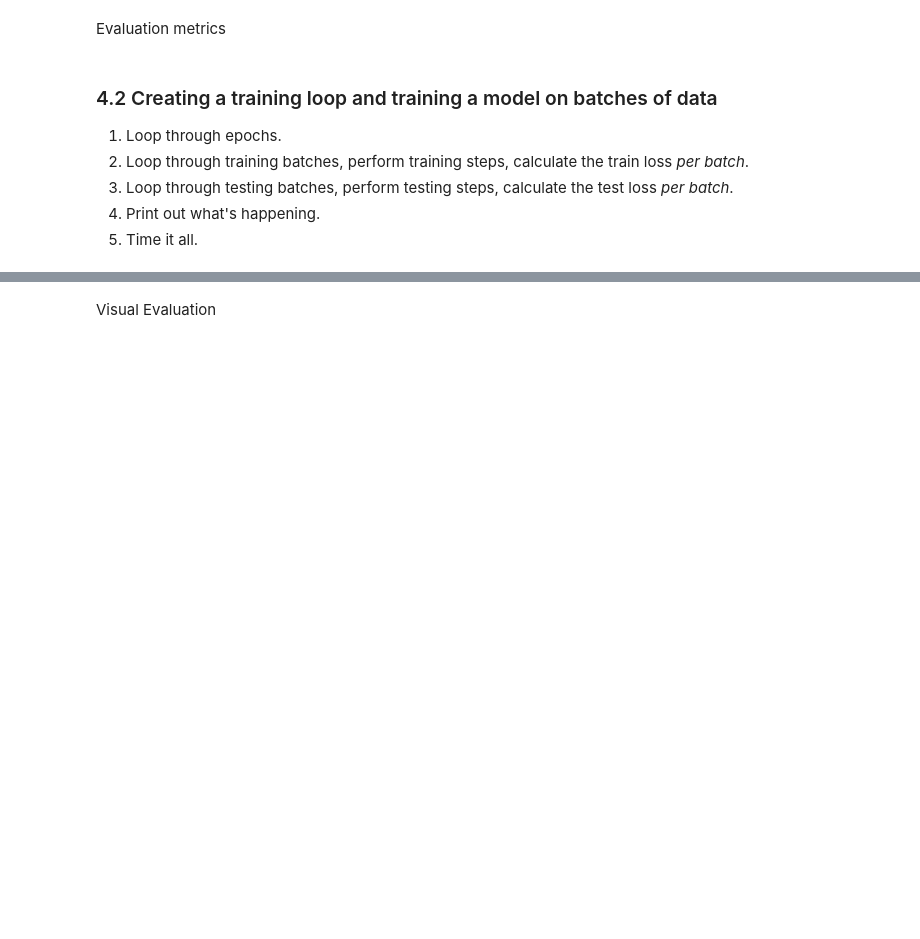
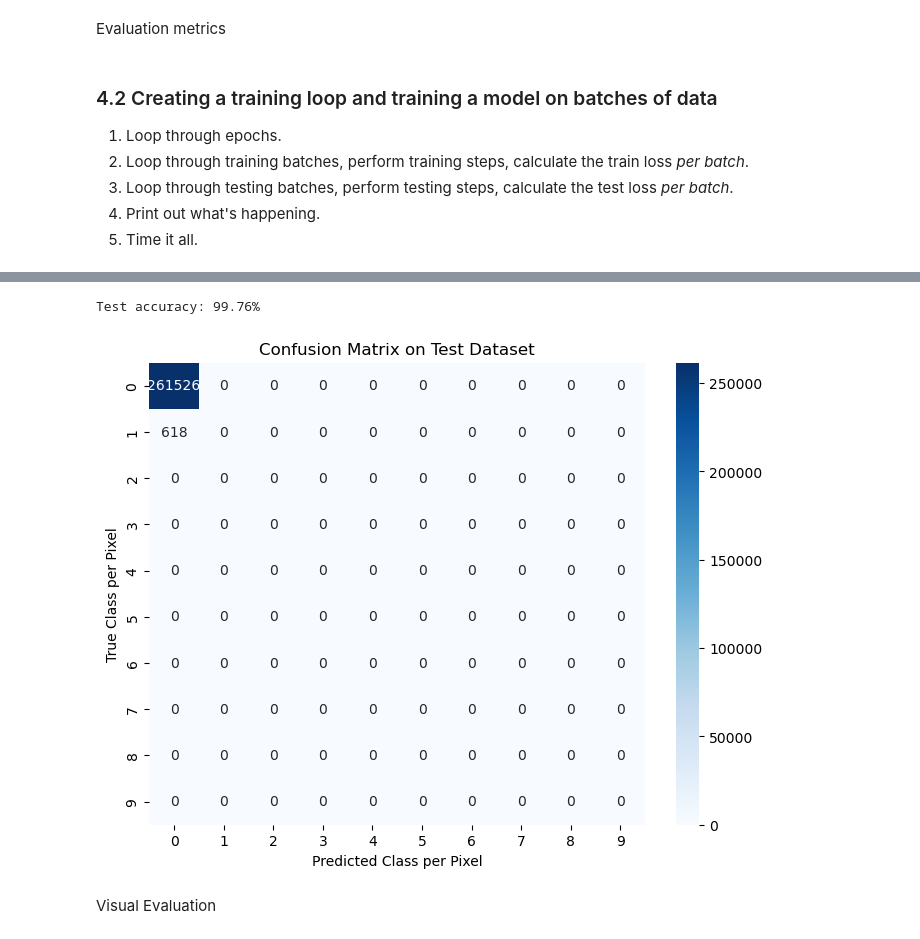
Before and after one commit to hiebschi/MoSE, a Jupyter notebook: notebooks/02_training.ipynb, the cells around one changed output, grey strips where cells are left out. Drawn from its saved outputs; the diff is of its cells as text; code cells hidden in the pictures; blank space fills up the shorter version.

```diff
--- a/notebooks/02_training.ipynb
+++ b/notebooks/02_training.ipynb
@@ -614,0 +641,16 @@ Confusion Matrix over whole test dataset!
+# %%
+# predictions for a part of the test data set
+from torch.utils.data import Subset
+
+# use only __ patch(es) of the test data set
+subset_indices = range(30, 31)  # indices of sample test data set
+subset_test_data = Subset(test_loader.dataset, subset_indices)
+
+
+# create subset of test_loader
+subset_test_loader = DataLoader(subset_test_data, batch_size=test_loader.batch_size, shuffle=False)
+
+evaluation_utils.evaluate_model_with_testdata(loaded_model, subset_test_loader, accuracy_fn, configs_sc.HYPERPARAMETERS["num_classes"], device)
+# %% [output]
+Test accuracy: 99.76%
+[figure, added]
```
Also changed, not shown: parts of 26 cells of this notebook, 4 other files.
